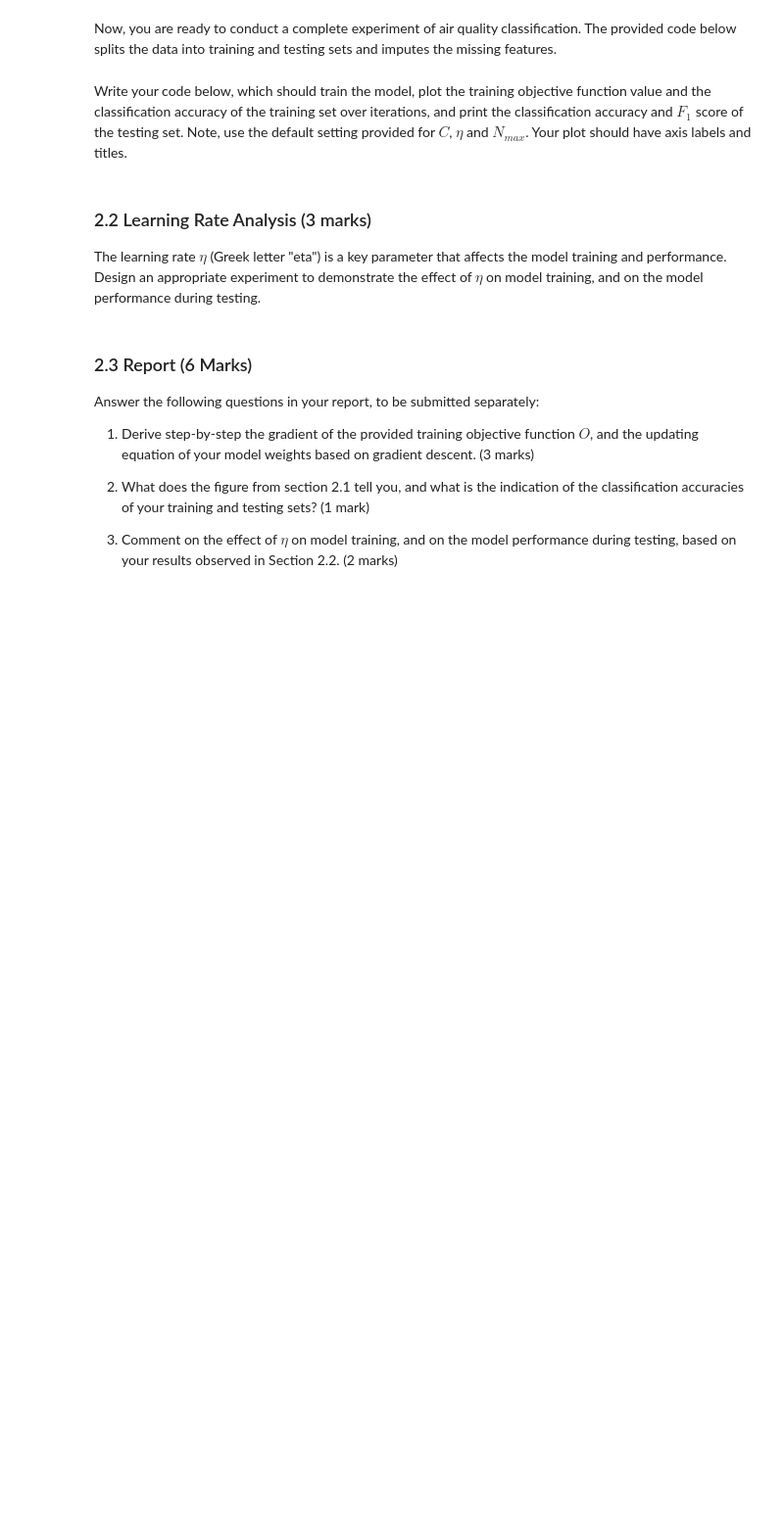
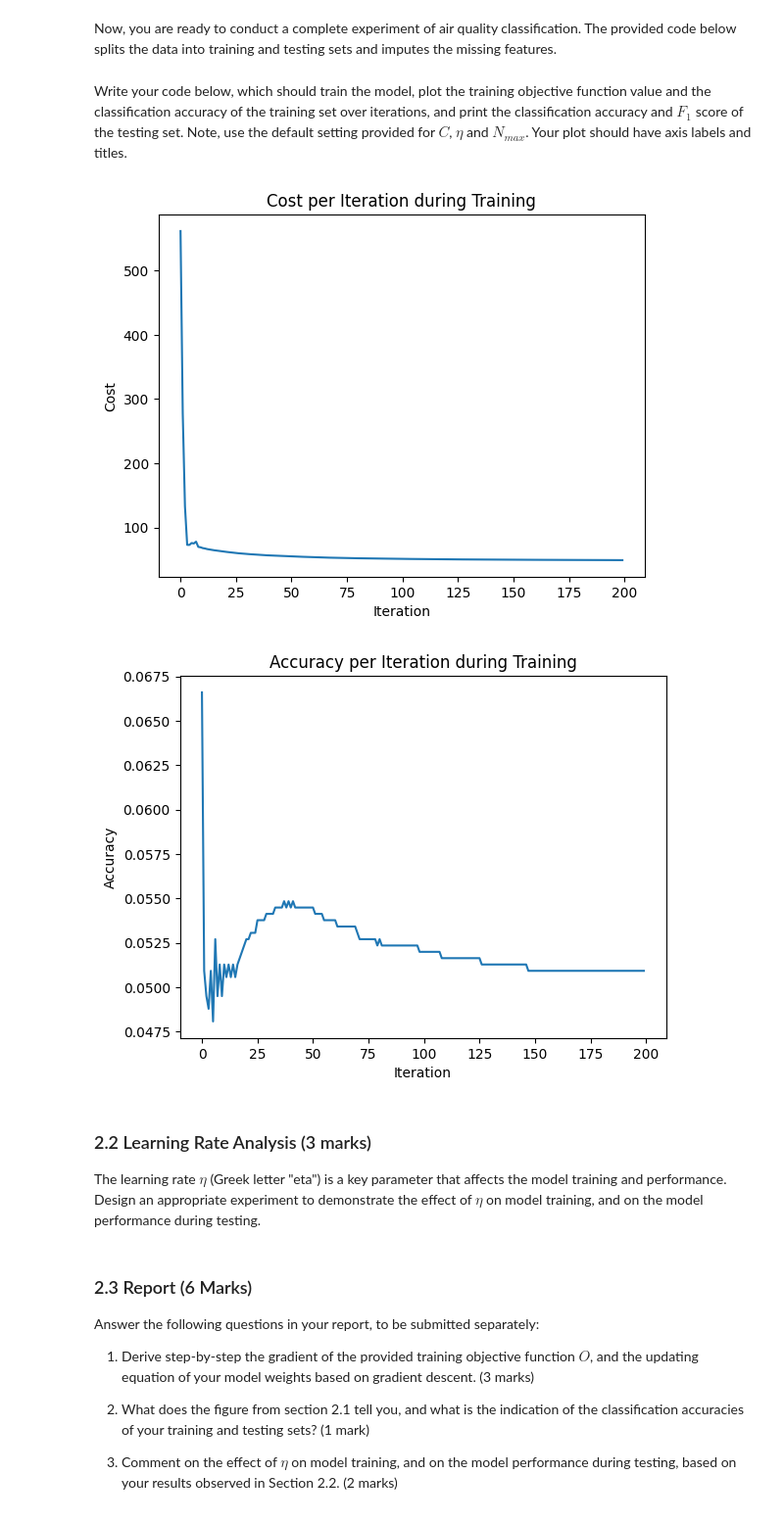
Before and after one commit to orbitaldr0p/COMP24112-Labs, a Jupyter notebook: COMP24112_CW.ipynb, the cells around one changed output. Shown at 98% size. Saved outputs shown, nothing was run; the diff lists cells and outputs as text; code cells hidden in the pictures; blank space fills up the shorter version.

```diff
--- a/COMP24112_CW.ipynb
+++ b/COMP24112_CW.ipynb
@@ -116,20 +117,20 @@ def linear_gd_train(
 
     # Create design matrix and labels
     X_tilde = np.c_[data, np.full((data.shape[0], 1), 1)]
-    y = np.where(labels <= 4.5, 1, -1)
+    y = np.array(labels, dtype=int) * 2 - 1
 
     # Weight initialisation: use e.g. rng.standard_normal() or all zeros
     w = np.zeros(X_tilde.shape[1])
 
     # Initialise arrays to store weights and cost at each iteration
-    w_all = np.zeros((n_iters, X_tilde.shape[1]))
+    w_all = np.zeros((n_iters, w.shape[0]))
     cost_all = np.zeros(n_iters)
 
     # GD update of weights
     for i in range(n_iters):
         # Cost and gradient update of the linear model
-        cost = c * np.sum(np.maximum(0, 1 - y * np.dot(X_tilde, w))) + 0.5 * np.dot(w, w)
-        grad = np.where((1 - y * np.dot(X_tilde, w)) > 0, (-c * y * X_tilde.T).T, 0) + w
+        cost = c * np.sum(np.maximum(0, 1 - y * np.dot(X_tilde, w))) + 0.5 * np.dot(w.T, w)
+        grad = -c * np.dot(X_tilde.T, (y * (np.maximum(0, (1 - y * np.dot(X_tilde, w))) > 0))) + w
 
         # Weight update
         w -= learning_rate * grad
@@ -177,12 +178,35 @@ train_X_cls = scaler.fit_transform(train_X_cls)
 Write your code below, which should train the model, plot the training objective function value and the classification accuracy of the training set over iterations, and print the classification accuracy and $F_1$ score of the testing set. Note, use the default setting provided for $C$, $\eta$ and $N_{max}$. Your plot should have axis labels and titles.
 # %%
 # Train the model
+cost_all, w_all = linear_gd_train(train_X_cls, train_y_cls)
+# Plot accuracy and cost per iteration on training set
+plt.plot(cost_all)
+plt.xlabel('Iteration')
+plt.ylabel('Cost')
+plt.title('Cost per Iteration during Training')
+plt.show()
 
-# Plot accuracy and cost per iteration on training set
+train_y_cls = np.squeeze(train_y_cls)
+
+train_accuracies = []
+for w in w_all:
+    train_predictions = linear_predict(train_X_cls, w)
+    accuracy = accuracy_score(train_y_cls, train_predictions)
+    train_accuracies.append(accuracy)
+
+# Plot accuracy per iteration
+plt.plot(train_accuracies)
+plt.xlabel('Iteration')
+plt.ylabel('Accuracy')
+plt.title('Accuracy per Iteration during Training')
+plt.show()
 
 # Apply imputation to the test set
 
 # Predict on test set, report accuracy and f1 score
+# %% [output]
+[figure, added]
+[figure, added]
 # %% [markdown]
 ### 2.2 Learning Rate Analysis (3 marks)
 
```
Also changed, not shown: parts of 4 cells of this notebook.
